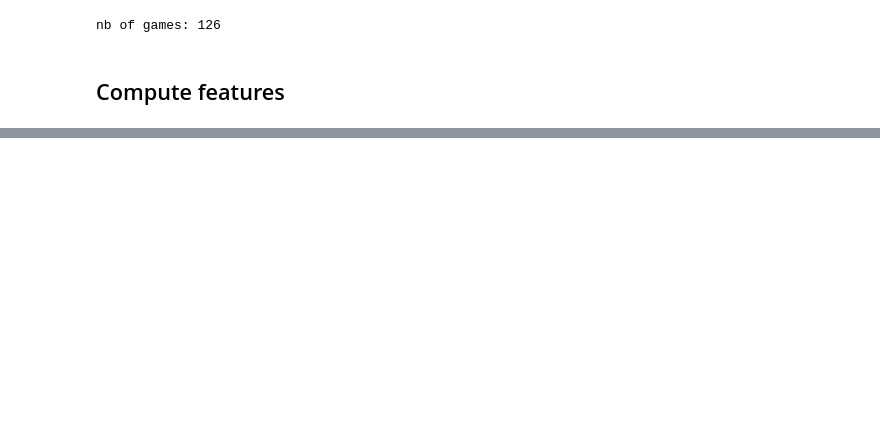
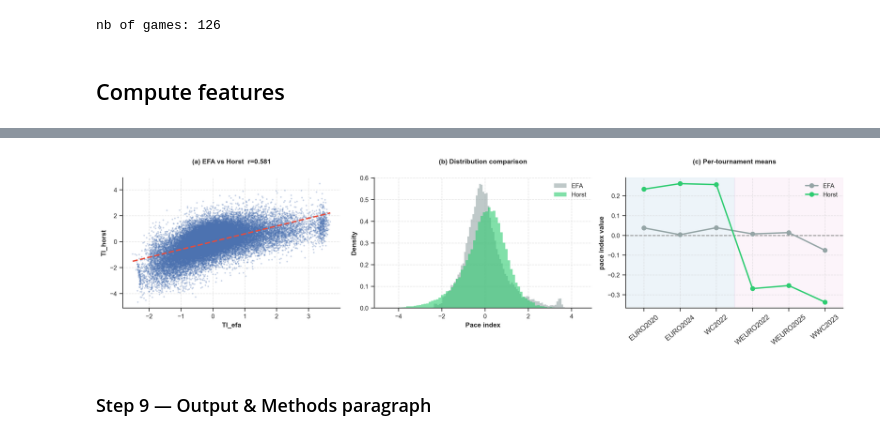
Before and after one commit to ouyang1030/football-pace, a Jupyter notebook: 2-compute-features.ipynb, the cells around one changed output, grey strips where cells are left out. Drawn from its saved outputs; the diff is of its cells as text; code cells hidden in the pictures; blank space fills up the shorter version.

```diff
--- a/2-compute-features.ipynb
+++ b/2-compute-features.ipynb
@@ -434,0 +1314,18 @@ max                1.4837                19.0283                23.6085
+# %%
+# ── Horst composite tempo index (column-sum weights) ──────────────────────────
+# Robustness check vs the EFA factor-score index (TI_efa). The Horst composite
+# weights each retained item by the normalised column-sum of the |residualised
+# inter-item correlation| matrix, then applies those weights to the globally
+# standardised features (X_final) so between-group means are preserved. The raw
+# composite is finally z-standardised to give TI_horst.
+_w_horst = X_final_resid[FEATURES_FINAL].corr().abs().sum(axis=0)
+_w_horst = _w_horst / _w_horst.sum()
+_horst_raw = X_final[FEATURES_FINAL].values @ _w_horst.values
+TI_horst = pd.Series((_horst_raw - _horst_raw.mean()) / _horst_raw.std(ddof=0),
+                     index=TI_efa.index, name="TI_horst")          # z-standardised
+r_compare = float(np.corrcoef(TI_efa, TI_horst)[0, 1])
+
+print("Horst column-sum weights:")
+print(_w_horst.round(3).to_string())
+print(f"\nTI_horst: mean={TI_horst.mean():.3f}  sd={TI_horst.std():.3f}")
+print(f"Convergent validity  r(TI_efa, TI_horst) = {r_compare:.4f}")
@@ -434,0 +1344,51 @@ max                1.4837                19.0283                23.6085
+# %%
+# ── Comparison plot
+plt.rcParams['font.family'] = 'serif'
+plt.rcParams['font.serif'] = ['Times New Roman']
+sns.set_theme(style="ticks", context="paper")
+
+fig, axes = plt.subplots(1, 3, figsize=(15, 4), dpi=300)
+m, b = np.polyfit(TI_efa, TI_horst, 1)
+x_vals = np.array([TI_efa.min(), TI_efa.max()])
+axes[0].plot(x_vals, m*x_vals + b, color="#e74c3c", lw=2, ls="--")
+axes[0].scatter(TI_efa, TI_horst, alpha=0.3, s=5, edgecolor="none")
+axes[0].set_xlabel("TI_efa", fontweight="bold")
+axes[0].set_ylabel("TI_horst", fontweight="bold")
+axes[0].set_title(f"(a) EFA vs Horst  r={r_compare:.3f}", pad=20, fontweight="bold")
+
+colors_map = {"EFA": "#95a5a6", "Horst": "#2ecc71"}
+
+for method_name, ti_vals in [("EFA", TI_efa), ("Horst", TI_horst)]:
+    tempo_df[f"TI_{method_name.lower()}"] = ti_vals.values
+    means = tempo_df.groupby("tournament")[f"TI_{method_name.lower()}"].mean()
+    axes[2].plot(means.index, means.values, "o-", label=method_name, color=colors_map[method_name], lw=2, markersize=6, zorder=3)
+axes[2].axhline(0, color="gray", lw=1.2, ls="--", zorder=2)
+
+axes[2].axvspan(-0.5, 2.5, color="#1f77b4", alpha=0.08, zorder=0)
+axes[2].axvspan(2.5, 5.5, color="#e377c2", alpha=0.08, zorder=0)
+# axes[2].text(0.25, 0.95, "Men", transform=axes[2].transAxes, color="#1f77b4", fontsize=10, fontweight="bold", ha="center", va="top")
+# axes[2].text(0.75, 0.95, "Women", transform=axes[2].transAxes, color="#e377c2", fontsize=10, fontweight="bold", ha="center", va="top")
+axes[2].set_xlim(-0.5, 5.5)
+
+axes[2].tick_params(axis="x", rotation=40, labelsize=10)
+axes[2].set_ylabel("pace index value", fontweight="bold")
+axes[2].set_title("(c) Per-tournament means", pad=20, fontweight="bold")
+axes[2].legend(frameon=False)
+
+for ti_vals, label, color in [(TI_efa,"EFA","#95a5a6"),(TI_horst,"Horst","#2ecc71")]:
+    axes[1].hist(ti_vals, bins=80, alpha=0.6, density=True, label=label, color=color, edgecolor="none")
+axes[1].set_xlabel("Pace index", fontweight="bold")
+axes[1].set_ylabel("Density", fontweight="bold")
+axes[1].set_title("(b) Distribution comparison", pad=20, fontweight="bold")
+axes[1].legend(frameon=False)
+
+for ax in axes:
+    sns.despine(ax=ax)
+    ax.grid(ls="--", alpha=0.5)
+
+plt.tight_layout()
+plt.show()
+# %% [output]
+[figure, added]
+# %% [markdown]
+### Step 9 — Output & Methods paragraph
```
Also changed, not shown: parts of 33 cells of this notebook, 1 other file.
